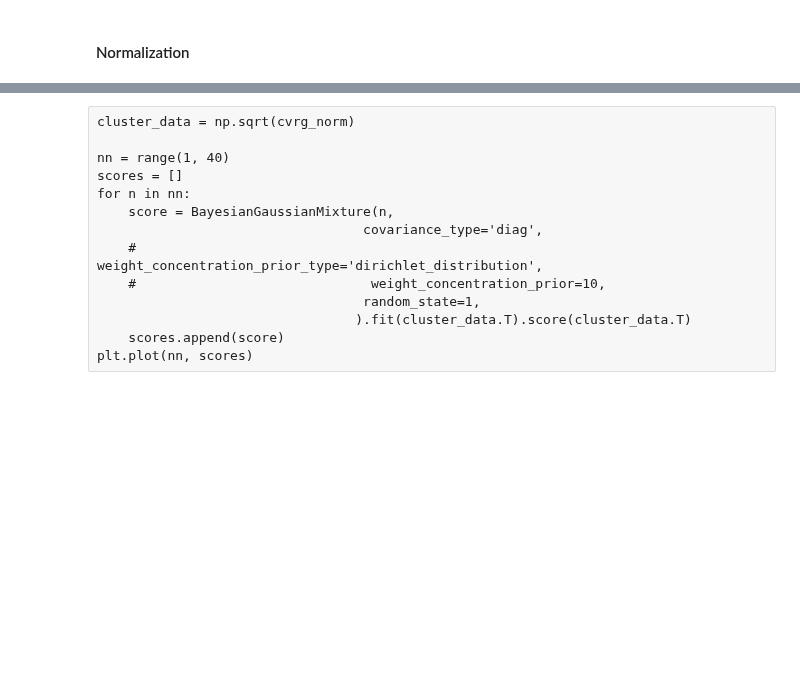
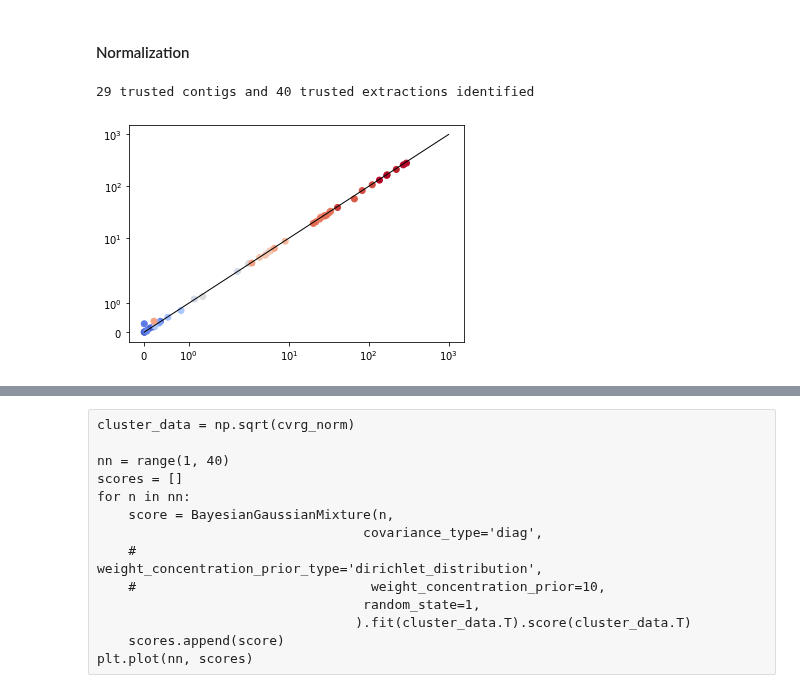
Before and after one commit to bsmith89/longev-mgen, a Jupyter notebook: nb/metabinning_and_strain_variation_muribaculaceae.ipynb, the cells around one changed output, grey strips where cells are left out. Drawn from its saved outputs; the diff is of its cells as text; code cells hidden in the pictures; blank space fills up the shorter version.

```diff
--- a/nb/metabinning_and_strain_variation_muribaculaceae.ipynb
+++ b/nb/metabinning_and_strain_variation_muribaculaceae.ipynb
@@ -1021,28 +1259,32 @@ contig_meta[lambda x: x.bin_id == 'bin01956'].sort_values('length', ascending=Fa
 # %%
 # INSTRUCTION: Select a *seed* contig whose coverage seems to best reflect the relative
 # abundance of the OTUs of interest and find a second contig with matching coverage
 # to *compare* as a double-check.
 # INSTRUCTION: Select *trusted_contigs* threshold that selects the contigs used to normalize coverage.
 # INSTRUCTION: Select *trusted_extractions* threshold that selects the extractions to be considered below.
 
 seed, compare = '156806', '2140623',
 assert seed in contig_ids
 assert compare in contig_ids
 plt.scatter(seed, compare, c='rabund',
             data=d_rabund[otus].sum(1).to_frame(name='rabund').join(cvrg).sort_values('rabund'),
-            cmap='coolwarm')
+            cmap='coolwarm',
+            norm=mpl.colors.LogNorm())
 plt.plot([0, 1e3], [0, 1e3], c='k', lw=1, scalex=False, scaley=False)
 plt.yscale('symlog')
 plt.xscale('symlog')
 
 contig_thresh = 0.95
 extract_thresh = 0.5
 
 trusted_contigs = cvrg.apply(lambda x: sp.stats.pearsonr(cvrg[seed], x)[0])[lambda x: x > contig_thresh].index
 
 trusted_extractions = (cvrg[trusted_contigs].mean(1) / cvrg[trusted_contigs].std(1))[lambda x: x > extract_thresh].index
 
 print('{} trusted contigs and {} trusted extractions identified'.format(len(trusted_contigs), len(trusted_extractions)))
+# %% [output]
+29 trusted contigs and 40 trusted extractions identified
+[figure, added]
 # %%
 cvrg_norm = cvrg.div(cvrg[trusted_contigs].mean(1), axis=0)
 _ = plt.hist(np.log(cvrg_norm.mean()), bins=np.linspace(-4, 6), label='with_untrusted', alpha=0.8)
```
Also changed, not shown: parts of 98 cells of this notebook, 8 other files.
